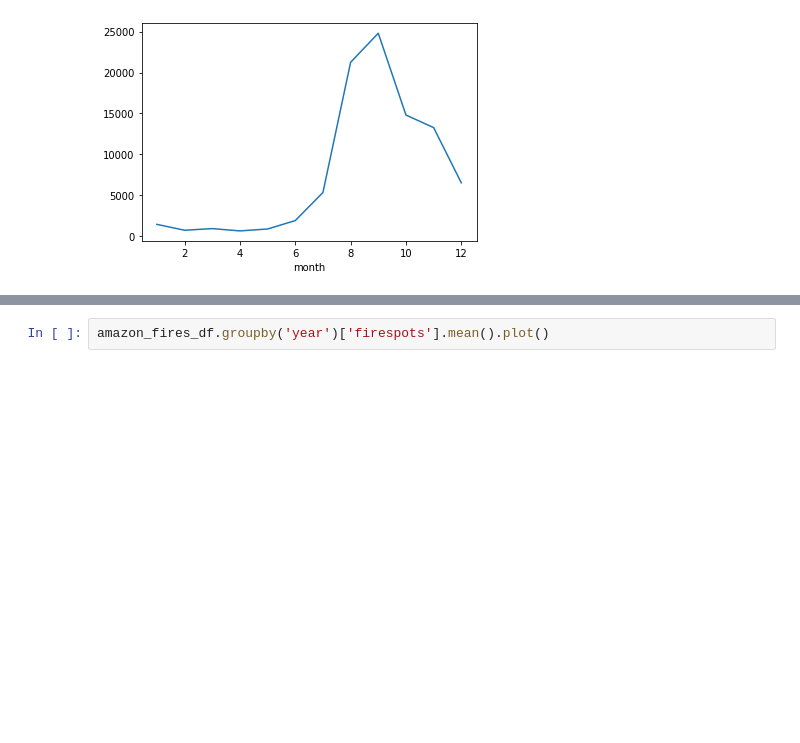
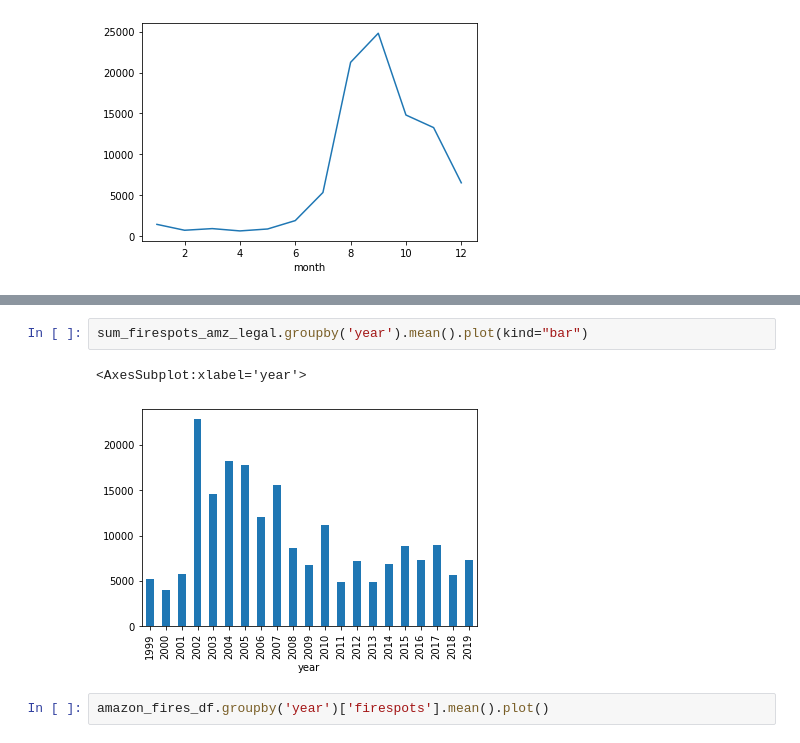
Before and after one commit to thiagomrs/icd2021projetoFinal, a Jupyter notebook: DesmatamentoDaAmazônia.ipynb, the cells around one changed output, grey strips where cells are left out. Drawn from its saved outputs; the diff is of its cells as text; blank space fills up the shorter version.

```diff
--- a/DesmatamentoDaAmazônia.ipynb
+++ b/DesmatamentoDaAmazônia.ipynb
@@ -454,3 +464,8 @@ sum_firespots_amz_legal.groupby('month').median().plot()
+# %%
+sum_firespots_amz_legal.groupby('year').mean().plot(kind="bar")
+# %% [output]
+<AxesSubplot:xlabel='year'>
+[figure, added]
 # %%
 amazon_fires_df.groupby('year')['firespots'].mean().plot()
 # %% [output]
```
Also changed, not shown: parts of 2 cells of this notebook.
